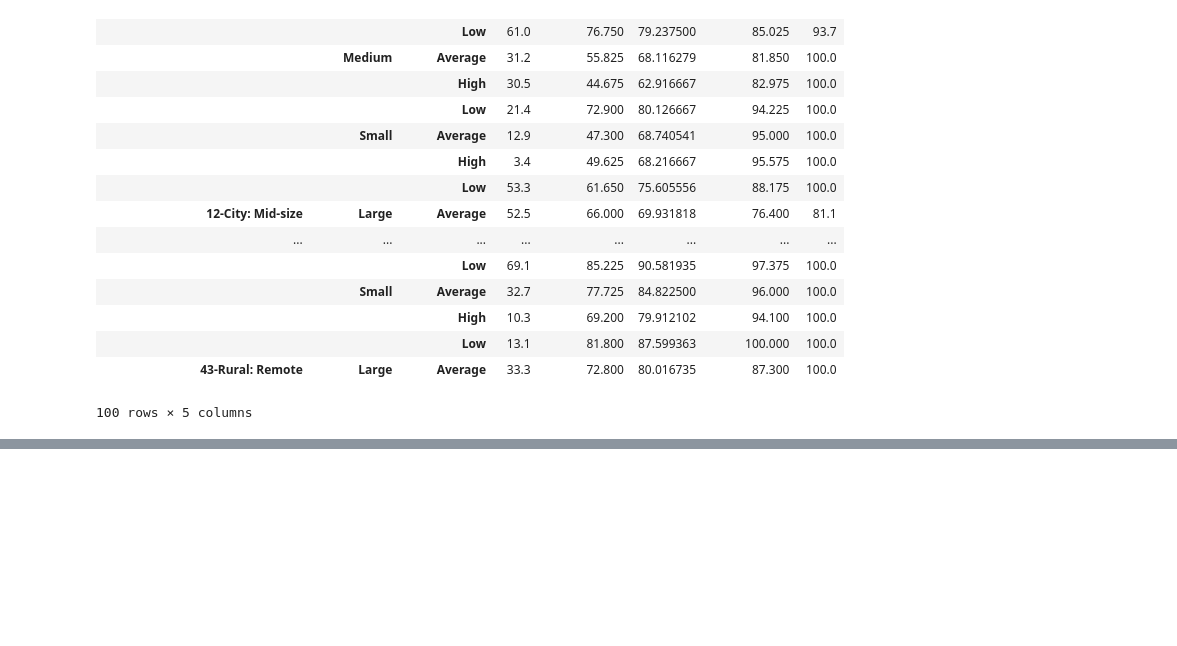
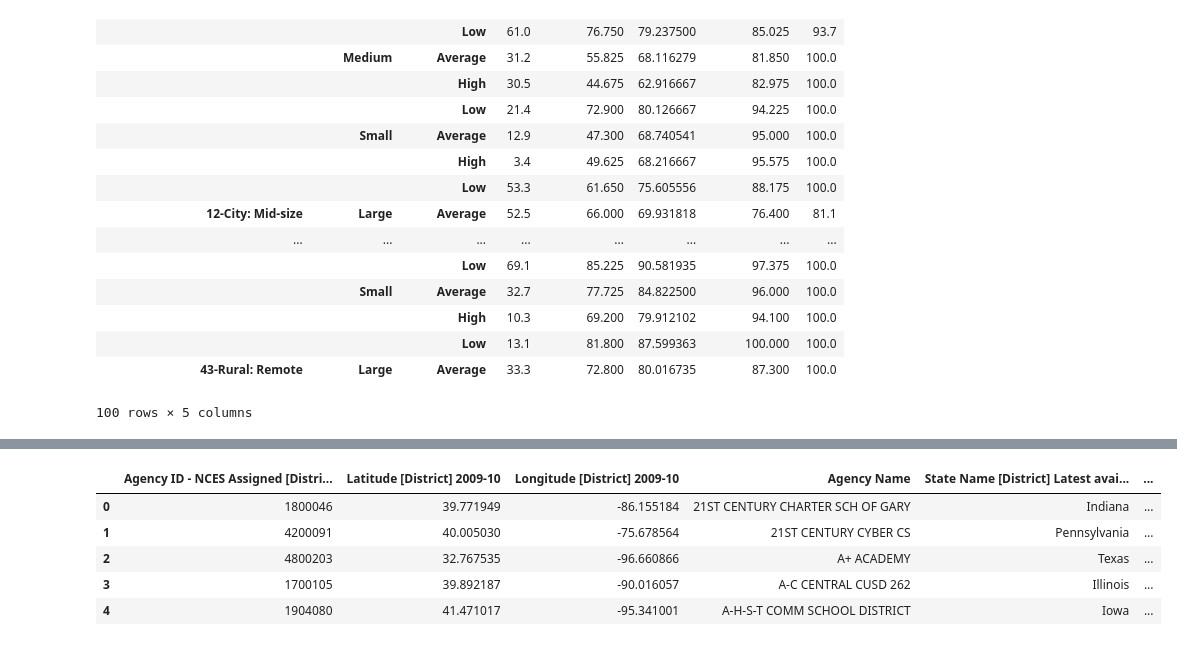
Before and after one commit to ashwindeo/dataschoolers, a Jupyter notebook: grouping.ipynb, the cells around one changed output, grey strips where cells are left out. Saved outputs shown, nothing was run; the diff lists cells and outputs as text; code cells hidden in the pictures; blank space fills up the shorter version.

```diff
--- a/grouping.ipynb
+++ b/grouping.ipynb
@@ -263,5 +273,5 @@ similardistrictresults.head(100)
 # %%
-highfull = districts[['Agency ID - NCES Assigned [District] Latest available year', 'Agency Name', 'State Name [District] Latest available year', 'Urban-centric Locale [District] 2009-10', 'Student_Size', 'Lunch_Status', 'AFGR', 'i_agency_type_regional_education_services', 'i_lgo_PK', 'i_lgo_K', 'Total Number Operational Schools [Public School] 2009-10', 'i_fin_sdlc_sec', 'r_frev_ao', 'r_frev_dis', 'Total Expenditures (TOTALEXP) per Pupil (V33) [District Finance] 2009-10', 'r_stud_reg_12_W_M', 'r_stud_reg_12_W_F']]
+highfull = districts[['Agency ID - NCES Assigned [District] Latest available year', 'Latitude [District] 2009-10', 'Longitude [District] 2009-10', 'Agency Name', 'State Name [District] Latest available year', 'Urban-centric Locale [District] 2009-10', 'Student_Size', 'Lunch_Status', 'AFGR', 'i_agency_type_regional_education_services', 'i_lgo_PK', 'i_lgo_K', 'Total Number Operational Schools [Public School] 2009-10', 'i_fin_sdlc_sec', 'r_frev_ao', 'r_frev_dis', 'Total Expenditures (TOTALEXP) per Pupil (V33) [District Finance] 2009-10', 'r_stud_reg_12_W_M', 'r_stud_reg_12_W_F']]
 # %%
 lowfull = districts[['Agency ID - NCES Assigned [District] Latest available year', 'i_fin_sdlc_elem_sec', 'i_fin_sdlc_voc', 'r_stud_reg_12_W_F', 'i_lgo_PK', 'r_stud_reg_12_W_M', 'i_lgo_K', 'i_agency_type_local_school_district', 'r_frev_ao', 'r_stud_re_B', 'r_stud_912']]
 # %%
@@ -274,5 +282,14 @@ lownoge = districts[['Agency ID - NCES Assigned [District] Latest available year
 finalvisdistrict = highfull.merge(lowfull, 'left', 'Agency ID - NCES Assigned [District] Latest available year', suffixes=('', '_LOWFULL'))
 finalvisdistrict = finalvisdistrict.merge(highnoge, 'left', 'Agency ID - NCES Assigned [District] Latest available year', suffixes=('', '_HIGHNOGE'))
 finalvisdistrict = finalvisdistrict.merge(lownoge, 'left', 'Agency ID - NCES Assigned [District] Latest available year', suffixes=('', '_LOWNOGE'))
+# %%
+finalvisdistrict.head()
+# %% [output]
+|  | Agency ID - NCES Assigned [Distri... | Latitude [District] 2009-10 | Longitude [District] 2009-10 | Agency Name | State Name [District] Latest avai... | ... |
+| 0 | 1800046 | 39.771949 | -86.155184 | 21ST CENTURY CHARTER SCH OF GARY | Indiana | ... |
+| 1 | 4200091 | 40.005030 | -75.678564 | 21ST CENTURY CYBER CS | Pennsylvania | ... |
+| 2 | 4800203 | 32.767535 | -96.660866 | A+ ACADEMY | Texas | ... |
+| 3 | 1700105 | 39.892187 | -90.016057 | A-C CENTRAL CUSD 262 | Illinois | ... |
+| 4 | 1904080 | 41.471017 | -95.341001 | A-H-S-T COMM SCHOOL DISTRICT | Iowa | ... |
 # %%
 finalvisdistrict.to_csv("data/finaldata/tableaudistricts.csv", index=False)
```
Also changed, not shown: parts of 2 cells of this notebook, 4 other files.
